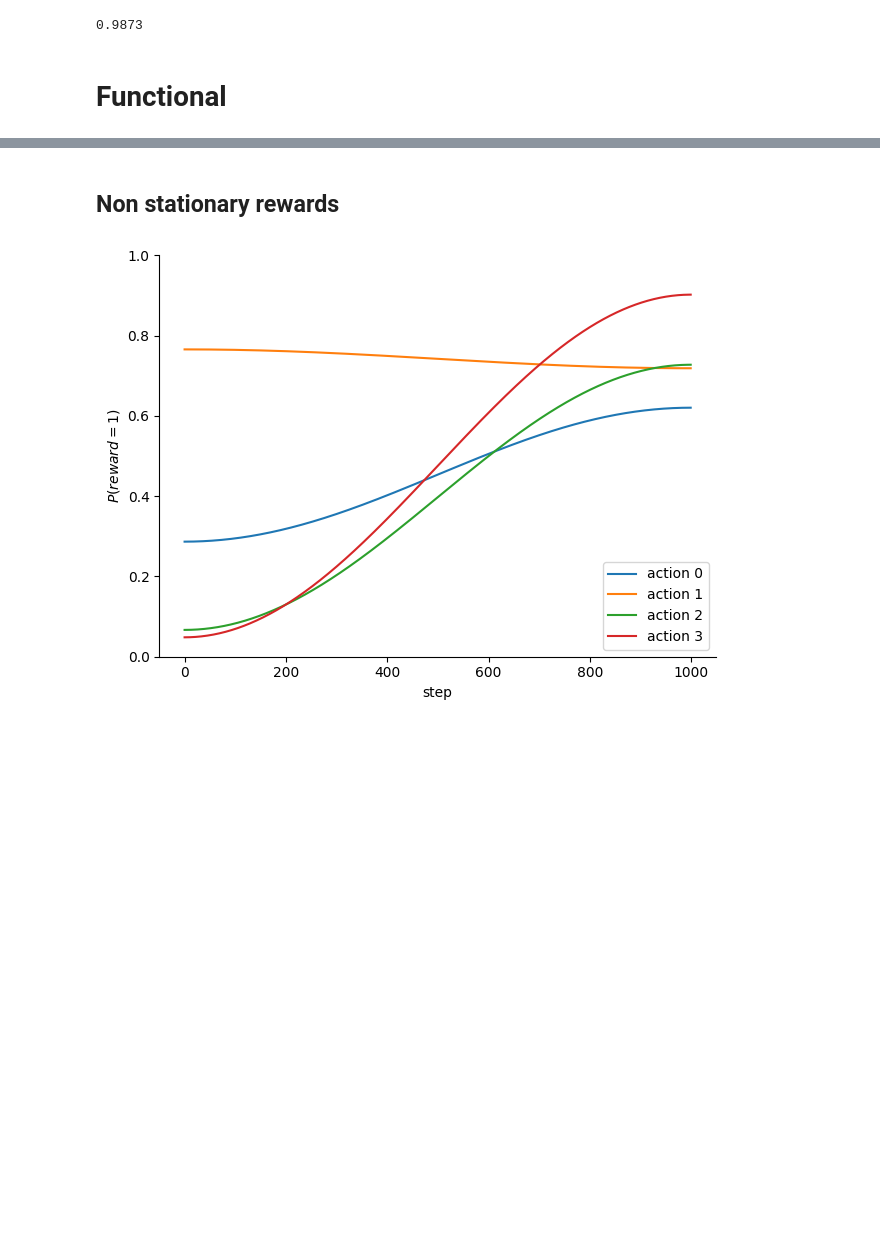
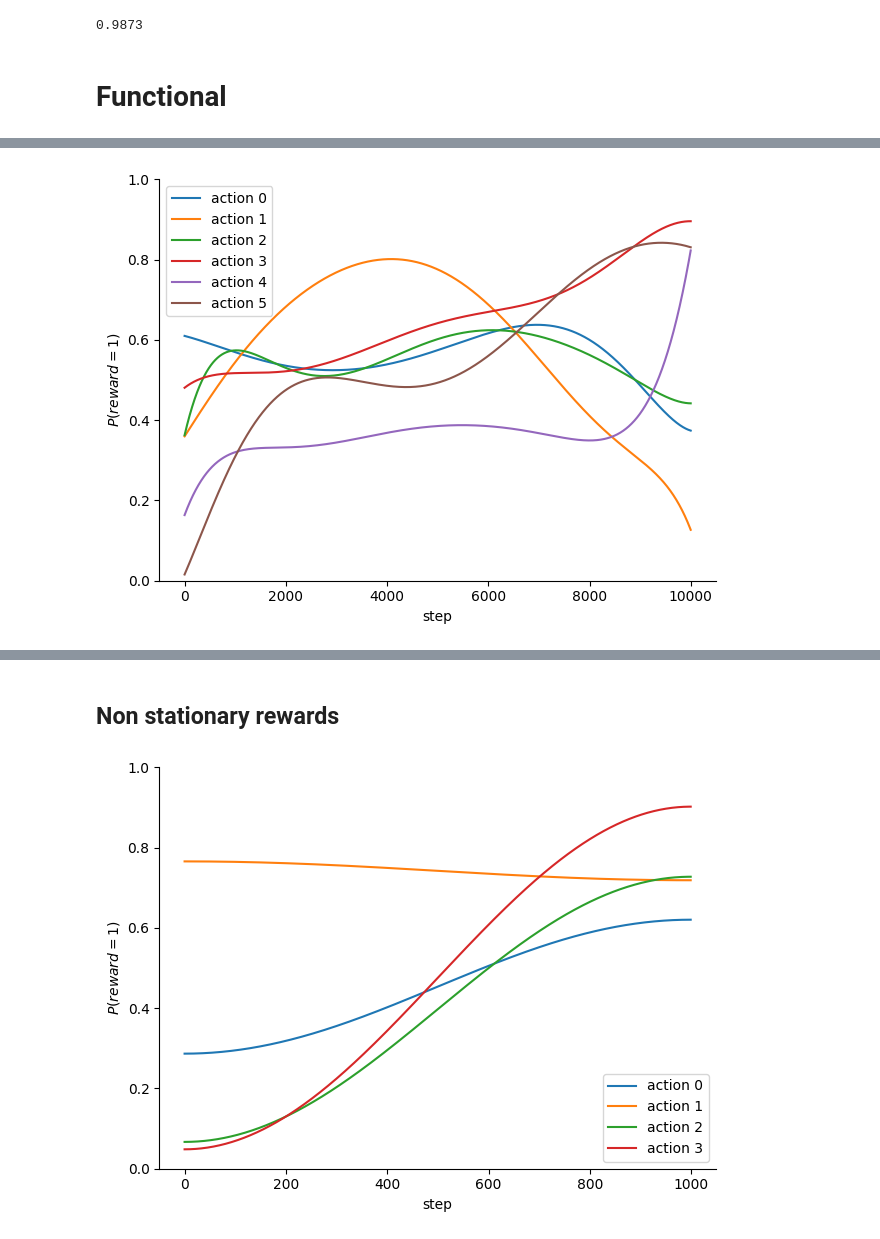
Before and after one commit to clabrugere/jax-bandits, a Jupyter notebook: dev/jax.ipynb, the cells around one changed output, grey strips where cells are left out. Saved outputs shown, nothing was run; the diff lists cells and outputs as text; code cells hidden in the pictures; blank space fills up the shorter version.

```diff
--- a/dev/jax.ipynb
+++ b/dev/jax.ipynb
@@ -197 +234,8 @@ Array(0.7542176, dtype=float32)
+# %%
+num_regimes = 10
+_, p = multiregime_rewards(key_r, num_steps, num_actions, num_regimes)
+
+plot_reward_probs(p)
+# %% [output]
+[figure, added]
 # %%
```
Also changed, not shown: parts of 8 cells of this notebook, 8 other files.
